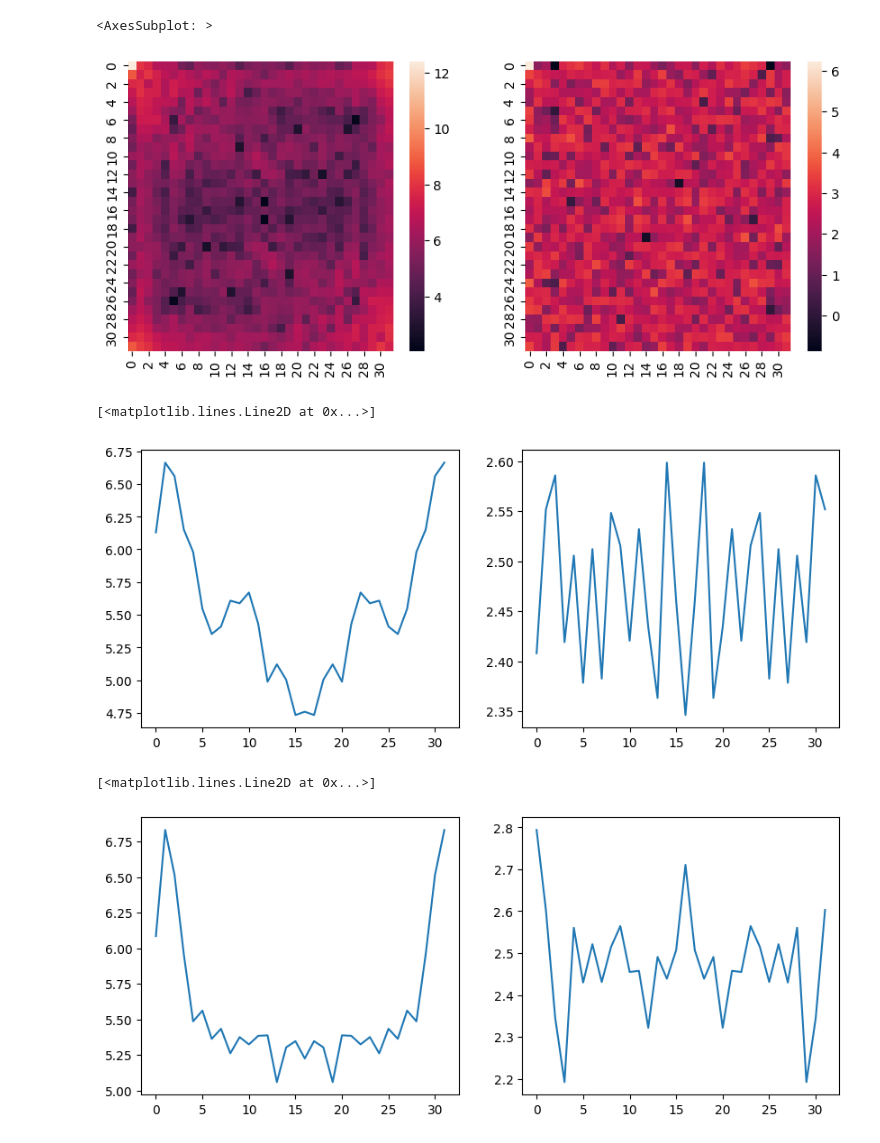
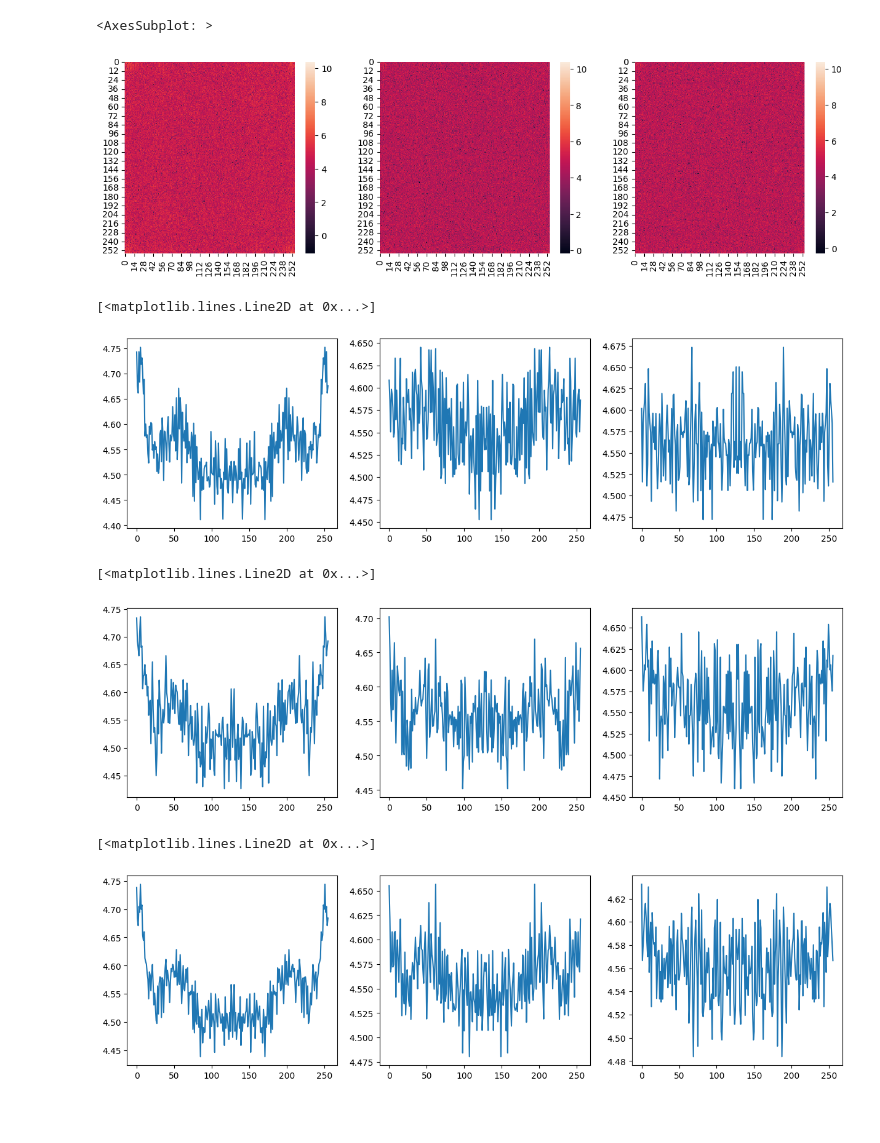
Before and after one commit to itsecd/ml-for-sec-lab2, a Jupyter notebook: Investigation_1.ipynb, the cells around one changed output. Saved outputs shown, nothing was run; the diff lists cells and outputs as text; code cells hidden in the pictures; blank space fills up the shorter version.

```diff
--- a/Investigation_1.ipynb
+++ b/Investigation_1.ipynb
@@ -22,27 +14,63 @@ fft2 = np.fft.fft2(x.reshape(im.shape)[:32, :32])
+# %%
+def insert_noise(im, idx, noise):
+    im_flat = im.flatten().copy()
+    chosen_pix = im_flat[idx]
+    np.bitwise_and(chosen_pix, 254, out=chosen_pix)
+    np.bitwise_or(chosen_pix, noise, out=chosen_pix)
+    im_flat[idx] = chosen_pix
+    return im_flat.reshape(im.shape)
+# %%
+im1 = insert_noise(im, np.random.permutation(int(99600 * 0.2)), np.random.randint(0, 2, size=int(99600 * 0.2), dtype='uint8'))
+im2 = insert_noise(im, np.random.permutation(int(99600 * 0.4)), np.random.randint(0, 2, size=int(99600 * 0.4), dtype='uint8'))
+# %%
+im_plane0 = get_1_binary_plane(im)
+im_plane1 = get_1_binary_plane(im1)
+im_plane2 = get_1_binary_plane(im2)
+# %%
+fft0 = np.fft.fft2(im_plane0)
+fft1 = np.fft.fft2(im_plane1)
+fft2 = np.fft.fft2(im_plane2)
 # %%
-plt.figure(figsize=(10, 4))
-plt.subplot(1, 2, 1)
-sns.heatmap(np.log(np.abs(fft)))
-plt.subplot(1, 2, 2)
+plt.figure(figsize=(15, 4))
+plt.subplot(1, 3, 1)
+sns.heatmap(np.log(np.abs(fft0)))
+plt.subplot(1, 3, 2)
+sns.heatmap(np.log(np.abs(fft1)))
+plt.subplot(1, 3, 3)
 sns.heatmap(np.log(np.abs(fft2)))
 # %% [output]
 <AxesSubplot: >
-[figure, old version]
+[figure, new version]
+# %%
+plt.figure(figsize=(15, 4))
+plt.subplot(1, 3, 1)
+plt.plot(np.log(np.abs(fft0)).mean(axis=0))
+plt.subplot(1, 3, 2)
+plt.plot(np.log(np.abs(fft1)).mean(axis=0))
+plt.subplot(1, 3, 3)
+plt.plot(np.log(np.abs(fft2)).mean(axis=0))
+# %% [output]
+[<matplotlib.lines.Line2D at 0x...>]
+[figure, added]
 # %%
-plt.figure(figsize=(10, 4))
-plt.subplot(1, 2, 1)
-plt.plot(np.log(np.abs(fft)).mean(axis=1))
-plt.subplot(1, 2, 2)
+plt.figure(figsize=(15, 4))
+plt.subplot(1, 3, 1)
+plt.plot(np.log(np.abs(fft0)).mean(axis=1))
+plt.subplot(1, 3, 2)
+plt.plot(np.log(np.abs(fft1)).mean(axis=1))
+plt.subplot(1, 3, 3)
 plt.plot(np.log(np.abs(fft2)).mean(axis=1))
 # %% [output]
 [<matplotlib.lines.Line2D at 0x...>]
-[figure, old version]
+[figure, new version]
 # %%
-plt.figure(figsize=(10, 4))
-plt.subplot(1, 2, 1)
-plt.plot(np.log(np.abs(fft)).mean(axis=0))
-plt.subplot(1, 2, 2)
-plt.plot(np.log(np.abs(fft2)).mean(axis=0))
+plt.figure(figsize=(15, 4))
+plt.subplot(1, 3, 1)
+plt.plot((np.log(np.abs(fft0)).mean(axis=1) + np.log(np.abs(fft0)).mean(axis=0))/2)
+plt.subplot(1, 3, 2)
+plt.plot((np.log(np.abs(fft1)).mean(axis=1) + np.log(np.abs(fft1)).mean(axis=0))/2)
+plt.subplot(1, 3, 3)
+plt.plot((np.log(np.abs(fft2)).mean(axis=1) + np.log(np.abs(fft2)).mean(axis=0))/2)
 # %% [output]
 [<matplotlib.lines.Line2D at 0x...>]
-[figure, old version]
+[figure, new version]
```
Also changed, not shown: parts of 8 cells of this notebook.
